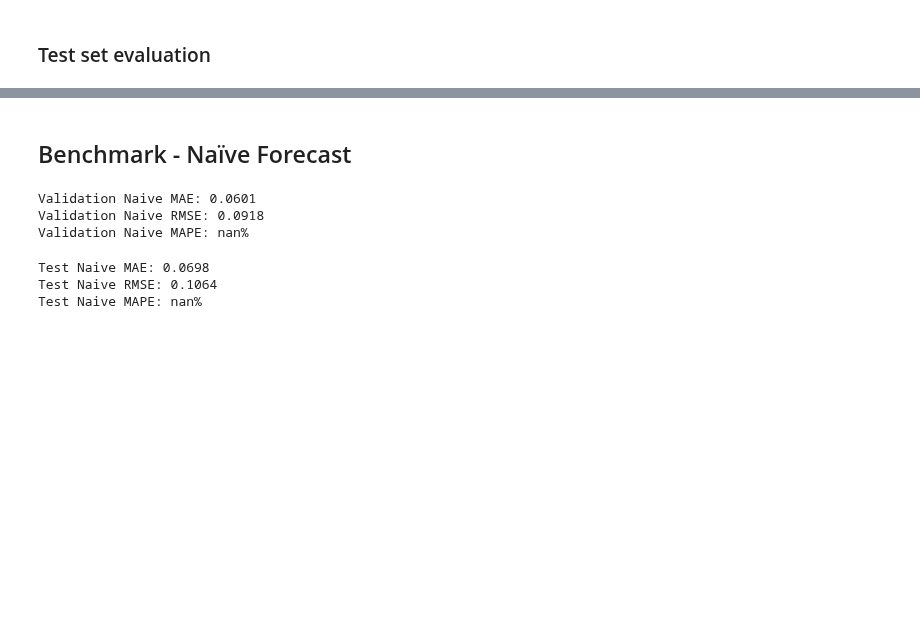
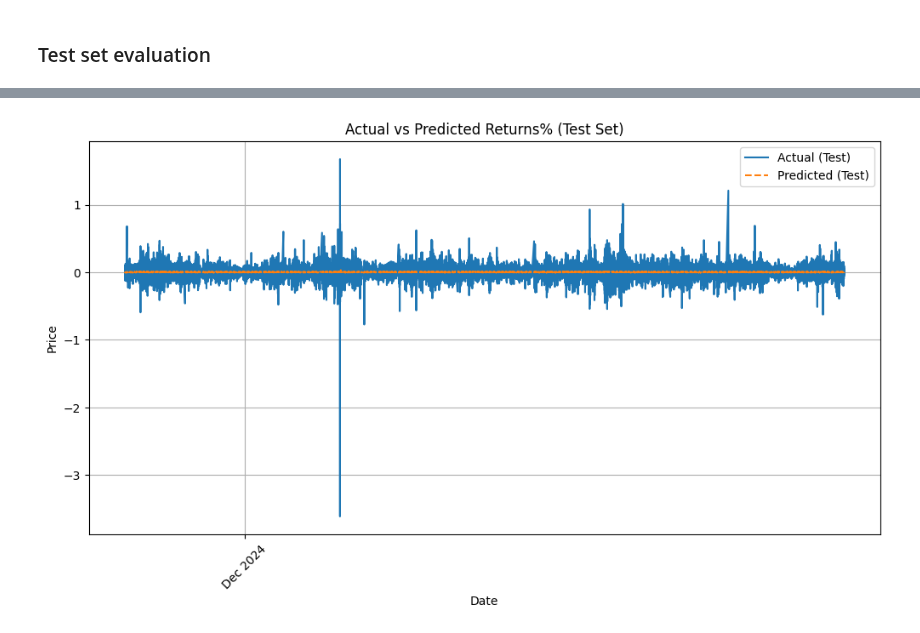
Before and after one commit to alexzheng123/EC331-project, a Jupyter notebook: EMH/Code/GRU_model_1.ipynb, the cells around one changed output, grey strips where cells are left out. Saved outputs shown, nothing was run; the diff lists cells and outputs as text; code cells hidden in the pictures; blank space fills up the shorter version.

```diff
--- a/EMH/Code/GRU_model_1.ipynb
+++ b/EMH/Code/GRU_model_1.ipynb
@@ -376,58 +352,20 @@ Test MAPE: inf%
 # %%
-# # Extract date index for plotting
-# date_index = test_data.index[window_size:]  # Align with sequence offset
+# Extract date index for plotting
+date_index = test_data.index[window_size:]  # Align with sequence offset
 
-# # Plot actual vs predicted Returns% for test set
-# plt.figure(figsize=(12, 6))
-# plt.plot(date_index, y_test_inverse, label='Actual (Test)')
-# plt.plot(date_index, predicted_test_inverse, label='Predicted (Test)', linestyle='dashed')
+# Plot actual vs predicted Returns% for test set
+plt.figure(figsize=(12, 6))
+plt.plot(date_index, y_test_inverse, label='Actual (Test)')
+plt.plot(date_index, predicted_test_inverse, label='Predicted (Test)', linestyle='dashed')
 
-# plt.title('Actual vs Predicted Returns% (Test Set)')
-# plt.xlabel('Date')
-# plt.ylabel('Price')
-# plt.gca().xaxis.set_major_locator(mdates.MonthLocator(interval=2))
-# plt.gca().xaxis.set_major_formatter(mdates.DateFormatter('%b %Y'))
-# plt.xticks(rotation=45)
-# plt.legend()
-# plt.grid(True)
-# plt.show()
+plt.title('Actual vs Predicted Returns% (Test Set)')
+plt.xlabel('Date')
+plt.ylabel('Price')
+plt.gca().xaxis.set_major_locator(mdates.MonthLocator(interval=2))
+plt.gca().xaxis.set_major_formatter(mdates.DateFormatter('%b %Y'))
+plt.xticks(rotation=45)
+plt.legend()
+plt.grid(True)
+plt.show()
+# %% [output]
+[figure, added]
-# %% [markdown]
-## Benchmark - Naïve Forecast
-# %%
-actual_val = val_data['Returns%']
-
-# Since sequences start from window_size, align the naive forecast accordingly:
-naive_predictions = actual_val.iloc[window_size - 1:-1].values
-actual_val_values = actual_val.iloc[window_size:].values
-
-# Compute error metrics for the naive baseline
-mae_naive = mean_absolute_error(actual_val_values, naive_predictions)
-rmse_naive = sqrt(mean_squared_error(actual_val_values, naive_predictions))
-mape_naive = np.mean(np.abs((actual_val_values - naive_predictions) / actual_val_values)) * 100
-
-print(f"Validation Naive MAE: {mae_naive:.4f}")
-print(f"Validation Naive RMSE: {rmse_naive:.4f}")
-print(f"Validation Naive MAPE: {mape_naive:.2f}%")
-# %% [output]
-Validation Naive MAE: 0.0601
-Validation Naive RMSE: 0.0918
-Validation Naive MAPE: nan%
-# %%
-actual_test = test_data['Returns%']
-
-# Since sequences start from window_size, align the naive forecast accordingly:
-naive_predictions = actual_test.iloc[window_size - 1:-1].values
-actual_test_values = actual_test.iloc[window_size:].values
-
-# Compute error metrics for the naive baseline
-mae_naive = mean_absolute_error(actual_test_values, naive_predictions)
-rmse_naive = sqrt(mean_squared_error(actual_test_values, naive_predictions))
-mape_naive = np.mean(np.abs((actual_test_values - naive_predictions) / actual_test_values)) * 100
-
-print(f"Test Naive MAE: {mae_naive:.4f}")
-print(f"Test Naive RMSE: {rmse_naive:.4f}")
-print(f"Test Naive MAPE: {mape_naive:.2f}%")
-# %% [output]
-Test Naive MAE: 0.0698
-Test Naive RMSE: 0.1064
-Test Naive MAPE: nan%
```
Also changed, not shown: parts of 19 cells of this notebook, 10 other files.
